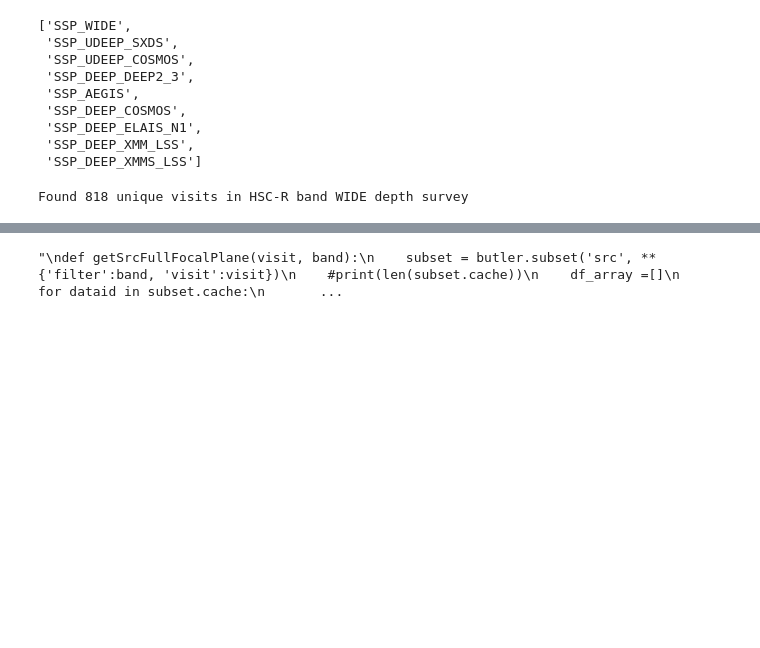
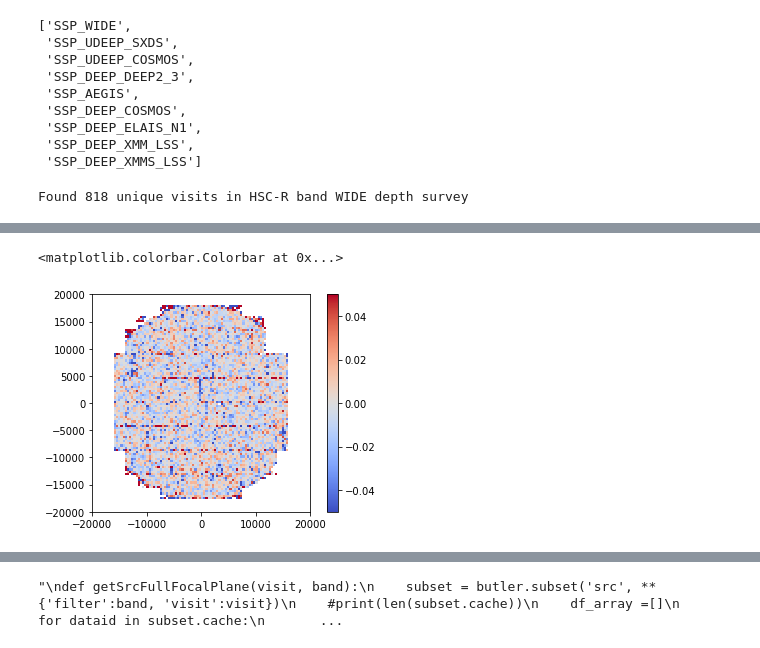
Before and after one commit to lsst-sitcom/notebooks, a Jupyter notebook: focal_plane.ipynb, the cells around one changed output, grey strips where cells are left out. Drawn from its saved outputs; the diff is of its cells as text; code cells hidden in the pictures; blank space fills up the shorter version.

```diff
--- a/focal_plane.ipynb
+++ b/focal_plane.ipynb
@@ -62,0 +265,16 @@ subset = butler.subset('src', dataId={'filter':band, 'field':field})
+# %%
+bins = np.linspace(-20000, 20000, 101)
+z = df_stars.e1 - df_stars.e1_psf
+#z = df_stars.e2
+counts = np.histogram2d(df_stars.base_FPPosition_x, df_stars.base_FPPosition_y, bins=[bins, bins])[0]
+weights = np.histogram2d(df_stars.base_FPPosition_x, df_stars.base_FPPosition_y, bins=[bins, bins],
+                         weights=z)[0]
+mean = (weights / counts).T
+plt.figure()
+plt.imshow(mean, extent=(bins[0], bins[-1], bins[0], bins[-1]), origin='lower', vmin=-0.05, vmax=0.05, cmap='coolwarm')
+plt.xlim(bins[0], bins[-1])
+plt.ylim(bins[0], bins[-1])
+plt.colorbar()
+# %% [output]
+<matplotlib.colorbar.Colorbar at 0x...>
+[figure, added]
```
Also changed, not shown: parts of 34 cells of this notebook.
